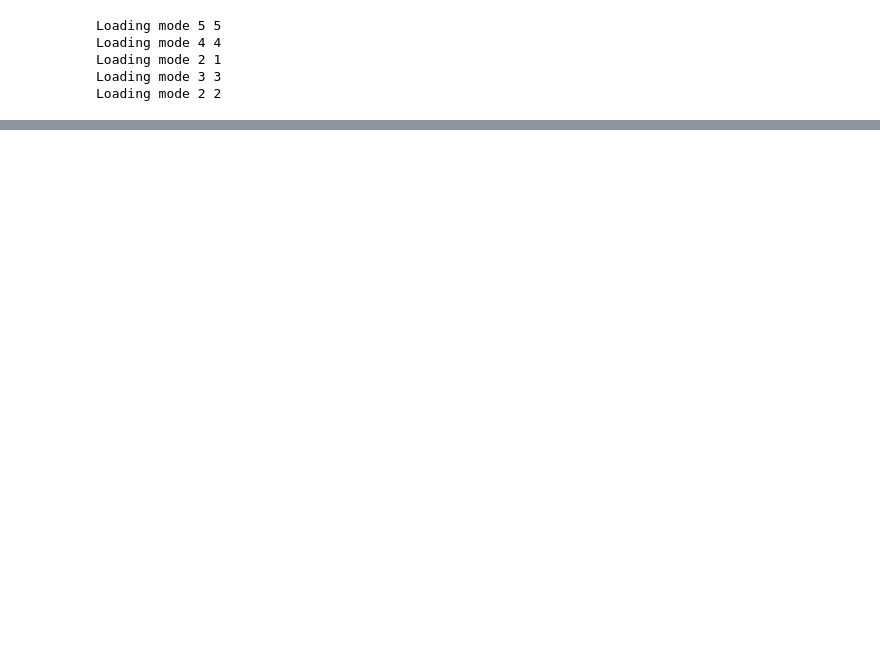
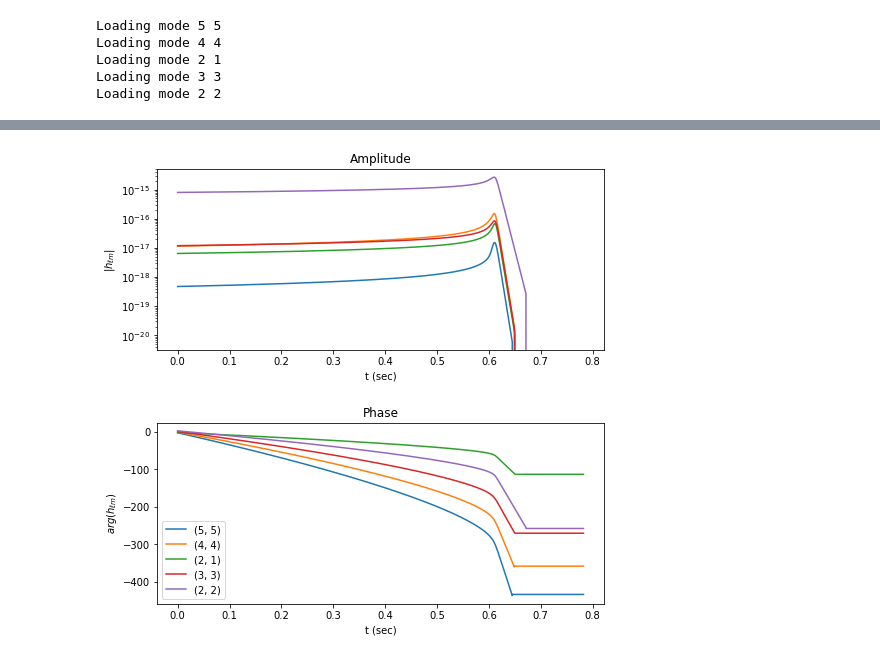
Before and after one commit to abhirup-ghosh/spinqnm, a Jupyter notebook: notebooks/generate_SEOBNRv4HM_singlewaveform.ipynb, the cells around one changed output, grey strips where cells are left out. Cells and saved outputs as stored; diff of their text form; code cells hidden in the pictures; blank space fills up the shorter version.

Commit message:
updated figures and notebooks in paper

```diff
--- a/notebooks/generate_SEOBNRv4HM_singlewaveform.ipynb
+++ b/notebooks/generate_SEOBNRv4HM_singlewaveform.ipynb
@@ -7,61 +6,60 @@ import subprocess
 # %%
 # Define binary parameters
 nqcCoeffsInput=lal.CreateREAL8Vector(10) ##This will be unused, but it is necessary
-m1 = 50.0*lal.MSUN_SI
-m2 = 50.0*lal.MSUN_SI
+m1 = 38.5286154115*lal.MSUN_SI
+m2 = 33.4005351902*lal.MSUN_SI
 phi_c = 0.
-f_start22 = 8. #Frequency of the 22 mode at which the signal starts
+f_start22 = 20. #Frequency of the 22 mode at which the signal starts
 distance = 500.0*lal.PC_SI
-spin1_z = 0.
-spin2_z =  0.
+spin1_z = 0.00346990177835
+spin2_z =  0.0440040414498
 deltaT = 1./16384.
-omega220_theor = 1123.5069271284310162
-tau220_theor = 1./173.3968451846601795
-omega210_theor = 964.6776207864362505
-tau210_theor = 1./175.9653077165579305
-omega330_theor = 1781.0465134410869723
-tau330_theor = 1./177.9760463156193850
-omega440_theor = 2412.2798579678869828
-tau440_theor = 1./180.9814369861043417
-omega550_theor = 3030.4686619613758012
-tau550_theor = 1./182.7198010010346820
+domega220, dtau220 = 0.5, 0.5
+domega210, dtau210 = 0., 0.
+domega330, dtau330 = 0., 0.
+domega440, dtau440 = 0., 0.
+domega550, dtau550 = 0., 0.
 # %%
-sphtseries, dyn, dynHi = lalsimulation.SimIMRSpinAlignedEOBModes(deltaT, m1, m2, f_start22, distance, spin1_z, spin2_z,41, 0., 0., 0.,0.,0.,0.,0.,0.,1.,1., omega220_theor, tau220_theor, omega210_theor, tau210_theor, omega330_theor, tau330_theor, omega440_theor, tau440_theor, omega550_theor, tau550_theor, nqcCoeffsInput, 0)
+sphtseries, dyn, dynHi = lalsimulation.SimIMRSpinAlignedEOBModes(deltaT, \
+                        m1, m2, f_start22, distance, spin1_z, spin2_z, 41, \
+                        0., 0., 0.,0.,0.,0.,0.,0.,1.,1., domega220, dtau220, \
+                        domega210, dtau210, domega330, dtau330, domega440, dtau440, \
+                        domega550, dtau550, nqcCoeffsInput, 0)
 
 hlm = {}
 
 ##55 mode
 modeL = sphtseries.l
 modeM = sphtseries.m
-print 'Loading mode', modeL, modeM
+print('Loading mode', modeL, modeM)
 h55 = sphtseries.mode.data.data #This is h_55
 hlm[(modeL, modeM)] = h55
 
 ##44 mode
 modeL = sphtseries.next.l
 modeM = sphtseries.next.m
-print 'Loading mode', modeL, modeM
+print('Loading mode', modeL, modeM)
 h44 = sphtseries.next.mode.data.data #This is h_44
 hlm[(modeL, modeM)] = h44
 
 ##21 mode
 modeL = sphtseries.next.next.l
 modeM = sphtseries.next.next.m
-print 'Loading mode', modeL, modeM
+print('Loading mode', modeL, modeM)
 h21 = sphtseries.next.next.mode.data.data #This is h_21
 hlm[(modeL, modeM)] = h21
 
 ##33 mode
 modeL = sphtseries.next.next.next.l
 modeM = sphtseries.next.next.next.m
-print 'Loading mode', modeL, modeM
+print('Loading mode', modeL, modeM)
 h33 = sphtseries.next.next.next.mode.data.data #This is h_33
 hlm[(modeL, modeM)] = h33
 
 ##22 mode
 modeL = sphtseries.next.next.next.next.l
 modeM = sphtseries.next.next.next.next.m
-print 'Loading mode', modeL, modeM
+print('Loading mode', modeL, modeM)
 h22 = sphtseries.next.next.next.next.mode.data.data #This is h_22
 hlm[(modeL, modeM)] = h22
 
@@ -95 +91,2 @@ Loading mode 2 2
+[figure, added]
 # %%
```
Also changed, not shown: parts of 5 cells of this notebook, 50 other files.
